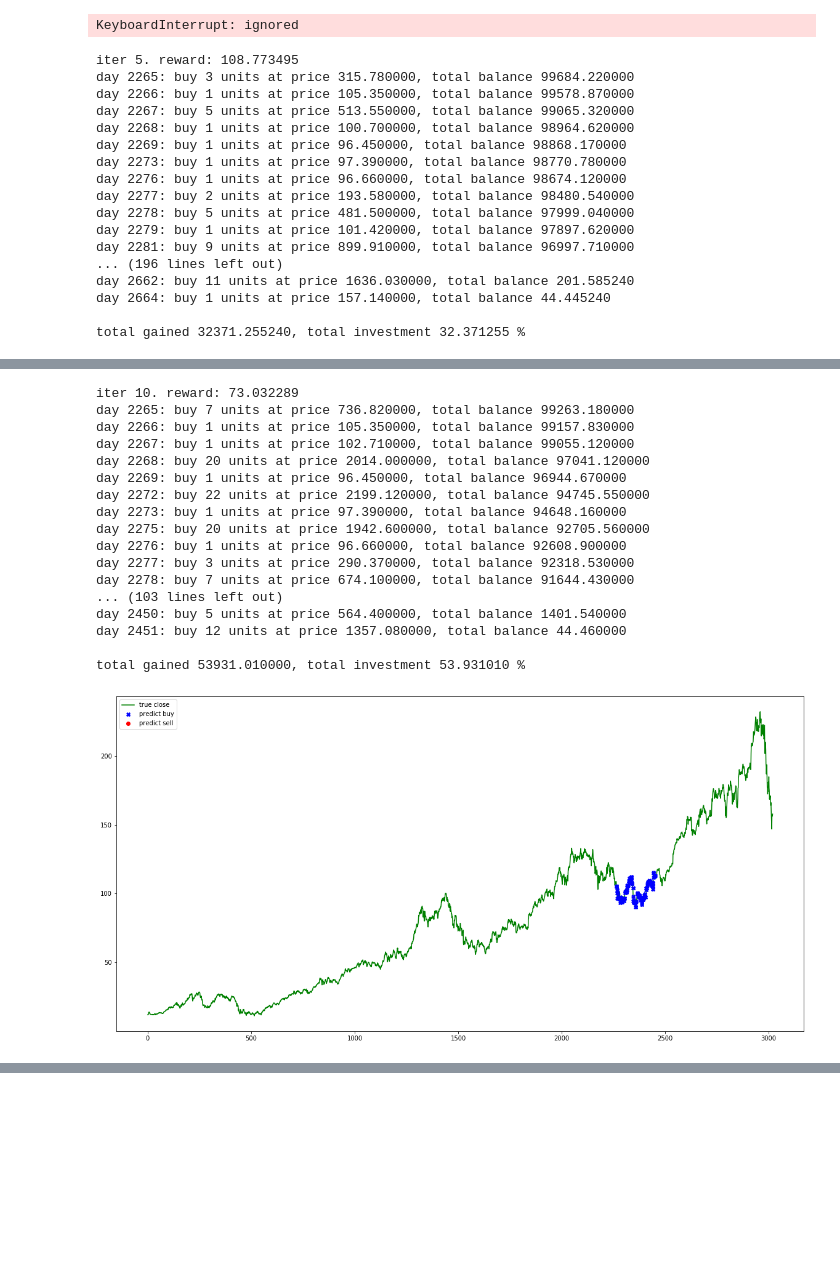
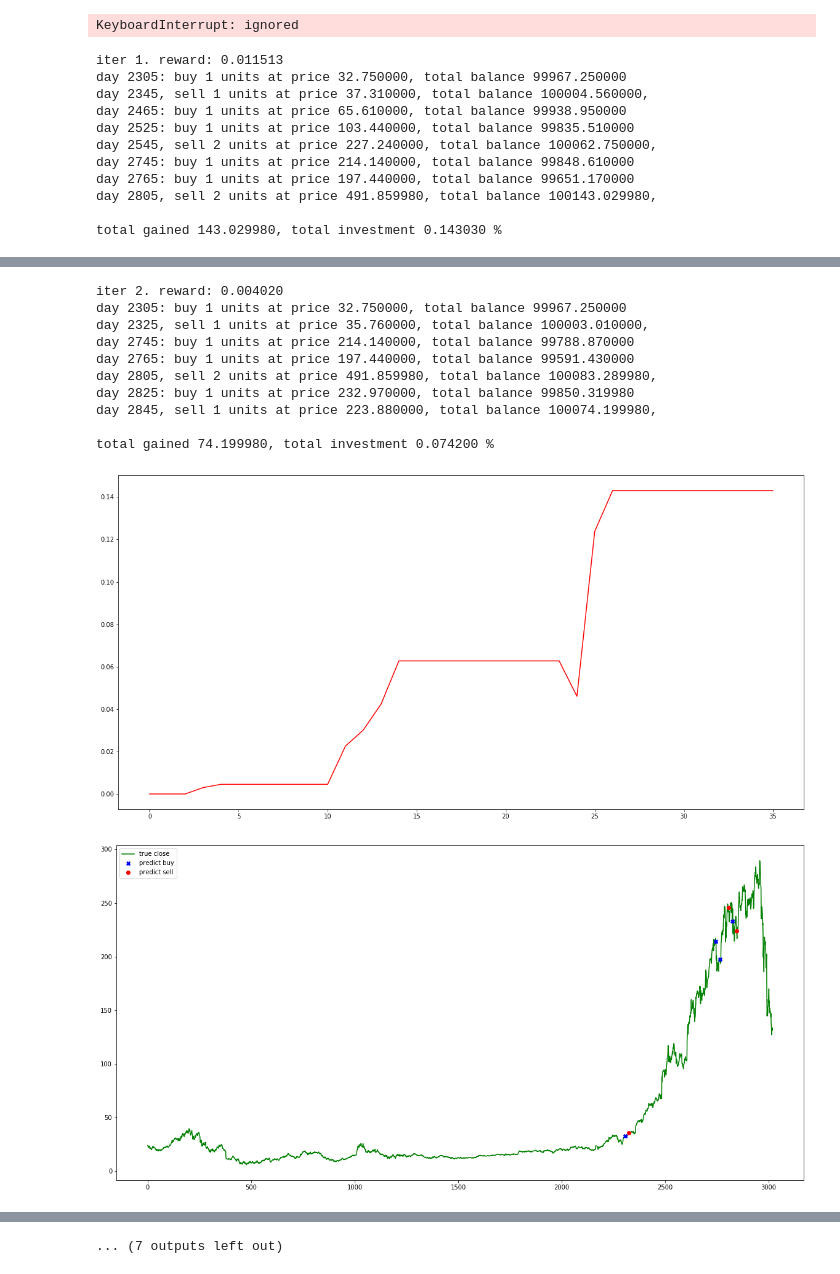
Before and after one commit to YangchenHuang/Algorithmic_Trading, a Jupyter notebook: RL_Evolution Strategy.ipynb, the cells around one changed output, grey strips where cells are left out. Saved outputs shown, nothing was run; the diff lists cells and outputs as text; code cells hidden in the pictures; blank space fills up the shorter version.

```diff
--- a/RL_Evolution Strategy.ipynb
+++ b/RL_Evolution Strategy.ipynb
@@ -29,5 +37,5 @@ Unpacking objects: 100% (25/25), done.
 # %%
-df = pd.read_csv('./Algorithmic_Trading/dataset/APPL.csv')
+df = pd.read_csv('./Algorithmic_Trading/dataset/NVDA.csv')
 df.head()
 # %% [output]
 |  | PERMNO | date | VOL | NUMTRD | PRC | OPENPRC |
@@ -280,6 +288,8 @@ class Agent:
         states_buy = []
         inventory = []
         quantity = 0
+        now_money = initial_money
+        pnl=[]
         # final_money = starting_money
         for t in range(l-test_size, l, self.skip):
             action, trade = self.act(state)
@@ -310,10 +320,10 @@ class Agent:
                     'day %d, sell %d units at price %f, total balance %f,'
                     % (t, sell_units, total_sell, initial_money)
                 )
+            now_money=initial_money+quantity*close[t]
+            pnl.append(((now_money - starting_money) / starting_money) * 100)
             state = next_state
-        if quantity>0:
-            initial_money=initial_money+quantity*close[l-1]
-        invest = ((initial_money - starting_money) / starting_money) * 100
+        invest = ((now_money - starting_money) / starting_money) * 100
         print(
             '\ntotal gained %f, total investment %f %%'
             % (initial_money - starting_money, invest)
@@ -328,6 +338,8 @@ class Agent:
         )
         plt.legend()
         plt.show()
+        plt.figure(figsize = (20, 10))
+        plt.plot(pnl, label = 'pnl', c = 'r')
 # %%
 def best_agent(
     window_size, skip, population_size, sigma, learning_rate, size_network
@@ -392,24 +404,18 @@ agent = Agent(population_size = 50,
               learning_rate = 0.02,
               model = model,
               money = 100000,
-              skip = 1,
+              skip = 20,
               window_size = 30)
-agent.fit(50, 5)
+agent.fit(5, 1)
 # %% [output]
-iter 5. reward: 108.773495
-day 2265: buy 3 units at price 315.780000, total balance 99684.220000
-day 2266: buy 1 units at price 105.350000, total balance 99578.870000
-day 2267: buy 5 units at price 513.550000, total balance 99065.320000
-day 2268: buy 1 units at price 100.700000, total balance 98964.620000
-day 2269: buy 1 units at price 96.450000, total balance 98868.170000
-day 2273: buy 1 units at price 97.390000, total balance 98770.780000
-day 2276: buy 1 units at price 96.660000, total balance 98674.120000
-day 2277: buy 2 units at price 193.580000, total balance 98480.540000
-day 2278: buy 5 units at price 481.500000, total balance 97999.040000
-day 2279: buy 1 units at price 101.420000, total balance 97897.620000
-day 2281: buy 9 units at price 899.910000, total balance 96997.710000
-... (196 lines left out)
-day 2662: buy 11 units at price 1636.030000, total balance 201.585240
-day 2664: buy 1 units at price 157.140000, total balance 44.445240
+iter 1. reward: 0.011513
+day 2305: buy 1 units at price 32.750000, total balance 99967.250000
+day 2345, sell 1 units at price 37.310000, total balance 100004.560000,
+day 2465: buy 1 units at price 65.610000, total balance 99938.950000
+day 2525: buy 1 units at price 103.440000, total balance 99835.510000
+day 2545, sell 2 units at price 227.240000, total balance 100062.750000,
+day 2745: buy 1 units at price 214.140000, total balance 99848.610000
+day 2765: buy 1 units at price 197.440000, total balance 99651.170000
+day 2805, sell 2 units at price 491.859980, total balance 100143.029980,
 
-total gained 32371.255240, total investment 32.371255 %
+total gained 143.029980, total investment 0.143030 %
@@ -417,18 +423,12 @@ total gained 32371.255240, total investment 32.371255 %
-iter 10. reward: 73.032289
-day 2265: buy 7 units at price 736.820000, total balance 99263.180000
-day 2266: buy 1 units at price 105.350000, total balance 99157.830000
-day 2267: buy 1 units at price 102.710000, total balance 99055.120000
-day 2268: buy 20 units at price 2014.000000, total balance 97041.120000
-day 2269: buy 1 units at price 96.450000, total balance 96944.670000
-day 2272: buy 22 units at price 2199.120000, total balance 94745.550000
-day 2273: buy 1 units at price 97.390000, total balance 94648.160000
-day 2275: buy 20 units at price 1942.600000, total balance 92705.560000
-day 2276: buy 1 units at price 96.660000, total balance 92608.900000
-day 2277: buy 3 units at price 290.370000, total balance 92318.530000
-day 2278: buy 7 units at price 674.100000, total balance 91644.430000
-... (103 lines left out)
-day 2450: buy 5 units at price 564.400000, total balance 1401.540000
-day 2451: buy 12 units at price 1357.080000, total balance 44.460000
+iter 2. reward: 0.004020
+day 2305: buy 1 units at price 32.750000, total balance 99967.250000
+day 2325, sell 1 units at price 35.760000, total balance 100003.010000,
+day 2745: buy 1 units at price 214.140000, total balance 99788.870000
+day 2765: buy 1 units at price 197.440000, total balance 99591.430000
+day 2805, sell 2 units at price 491.859980, total balance 100083.289980,
+day 2825: buy 1 units at price 232.970000, total balance 99850.319980
+day 2845, sell 1 units at price 223.880000, total balance 100074.199980,
 
-total gained 53931.010000, total investment 53.931010 %
+total gained 74.199980, total investment 0.074200 %
-[figure, old version]
+[figure, new version]
+[figure, new version]
@@ -489,3 +489,4 @@ total gained 52823.540000, total investment 52.823540 %
+... (7 outputs left out)
 # %%
 model = Model(input_size = int(np.around(NN_BAYESIAN.max['params']['window_size']))*4,
               layer_size = int(np.around(NN_BAYESIAN.max['params']['size_network'])),
```
Also changed, not shown: parts of 4 cells of this notebook.
